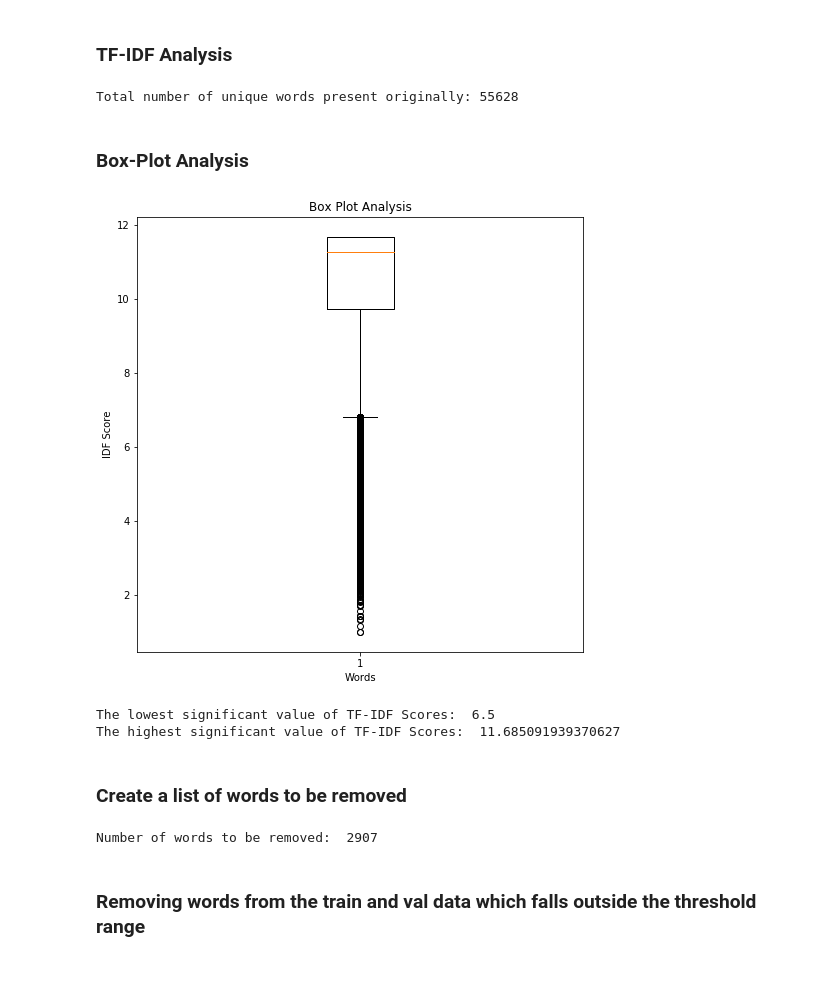
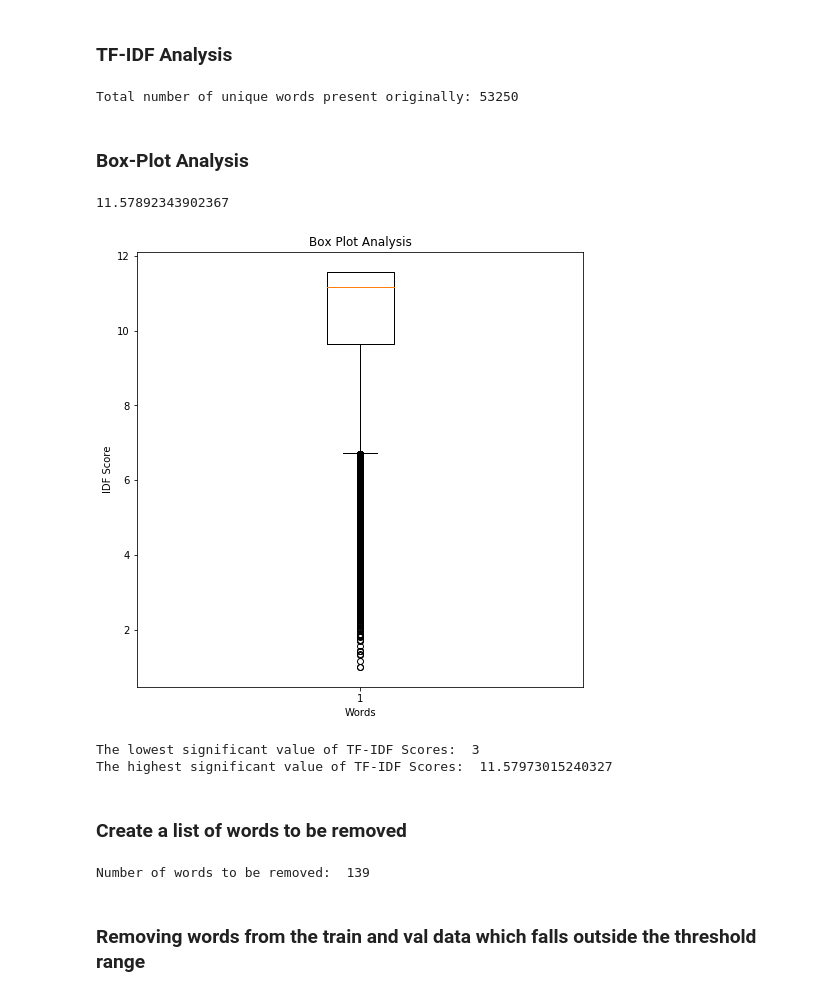
Before and after one commit to saugatapaul1010/LSTM-for-Donors, a Jupyter notebook: LSTM_Donors_Assignment.ipynb, the cells around one changed output. Drawn from its saved outputs; the diff is of its cells as text; code cells hidden in the pictures.

```diff
--- a/LSTM_Donors_Assignment.ipynb
+++ b/LSTM_Donors_Assignment.ipynb
@@ -283,8 +285,8 @@ X = project_data.drop(['project_is_approved'], axis=1) #predictor variables
 
 #Split the dataset into train and val dataset
 from sklearn.model_selection import train_test_split
-X_train, X_test, y_train, y_test = train_test_split(X, y, test_size=0.20, random_state=1, stratify=y)
-X_val, X_test, y_val, y_test = train_test_split(X_test, y_test, test_size=0.20, random_state=1, stratify=y_test)
+X_train, X_test, y_train, y_test = train_test_split(X, y, test_size=0.10, random_state=1, stratify=y)
+X_train, X_val, y_train, y_val = train_test_split(X_train, y_train, test_size=0.20, random_state=1, stratify=y_train)
 
 #Display basic information after splitting the data
 print("Number of points in train data: ",X_train.shape[0])
@@ -726,27 +722,33 @@ dict_word_idf_ = dict(zip(words, idf_words))
 
 print("Total number of unique words present originally:", len(words))
 # %% [output]
-Total number of unique words present originally: 55628
+Total number of unique words present originally: 53250
 # %% [markdown]
 ### Box-Plot Analysis
+# %%
+p_75th = np.percentile(idf_words,59.81896)
+p_75th
+# %% [output]
+11.57892343902367
 # %%
 import matplotlib.pyplot as plt
 plt.figure(figsize=(8,8))
 plt.boxplot(idf_words)
 plt.title('Box Plot Analysis')
 plt.xlabel('Words')
 plt.ylabel('IDF Score')
 plt.show()
 
-p_25th = 6.5
+p_25th = 3
 p_75th = np.percentile(idf_words,75)
+#p_75th = 11.555
 
 print("The lowest significant value of TF-IDF Scores: ",p_25th)
 print("The highest significant value of TF-IDF Scores: ",p_75th)
 # %% [output]
-[figure, old version]
+[figure, new version]
-The lowest significant value of TF-IDF Scores:  6.5
-The highest significant value of TF-IDF Scores:  11.685091939370627
+The lowest significant value of TF-IDF Scores:  3
+The highest significant value of TF-IDF Scores:  11.57973015240327
 # %% [markdown]
 ### Create a list of words to be removed
 # %%
@@ -759,7 +761,7 @@ for word in list(dict_word_idf_.keys()):
 
 print("Number of words to be removed: ",len(removed_wordlist))
 # %% [output]
-Number of words to be removed:  2907
+Number of words to be removed:  139
 # %% [markdown]
 ### Removing words from the train and val data which falls outside the threshold range
 # %%
```
Also changed, not shown: parts of 30 cells of this notebook.
